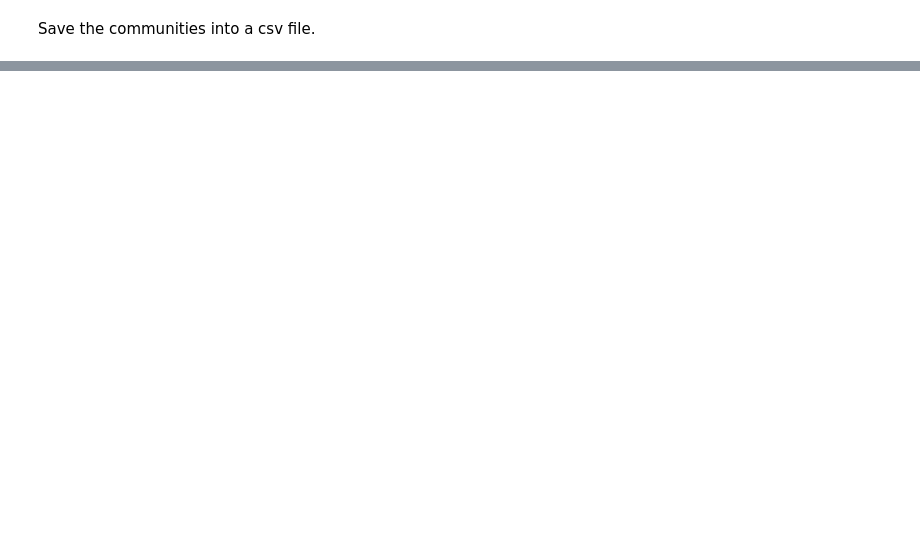
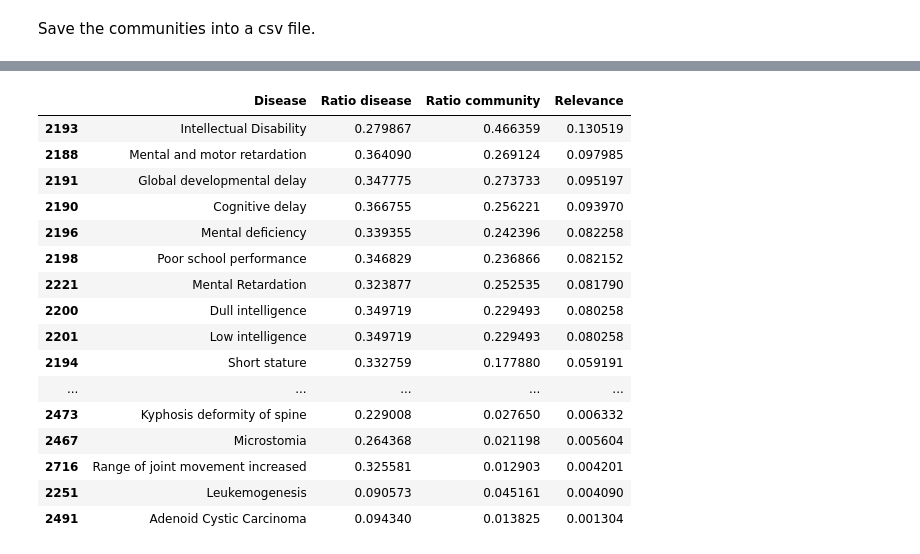
Before and after one commit to nikodallanoce/ComputationalHealthLaboratory, a Jupyter notebook: 2_Community_Analysis.ipynb, the cells around one changed output, grey strips where cells are left out. Cells and saved outputs as stored; diff of their text form; code cells hidden in the pictures; blank space fills up the shorter version.

```diff
--- a/2_Community_Analysis.ipynb
+++ b/2_Community_Analysis.ipynb
@@ -258,3 +257,8 @@ Save the communities into a csv file.
 # %%
 df_communities = pd.DataFrame(communities)
 df_communities.to_csv("datasets/communities.csv")
+# %%
+son_index_diseases = protein_graph.nodes()['SON']['diseases']
+son_diseases = df_diseases.loc[son_index_diseases, 'Term']
+
+disease_rank[~disease_rank['Disease'].isin(son_diseases)].sort_values(by='Relevance', ascending=False)
@@ -260,0 +279,20 @@ df_communities.to_csv("datasets/communities.csv")
+# %%
+disease_rank[disease_rank['Disease'].isin(son_diseases)]
+# %% [output]
+|  | Disease | Ratio disease | Ratio community | Relevance |
+| 2193 | Intellectual Disability | 0.279867 | 0.466359 | 0.130519 |
+| 2188 | Mental and motor retardation | 0.364090 | 0.269124 | 0.097985 |
+| 2191 | Global developmental delay | 0.347775 | 0.273733 | 0.095197 |
+| 2190 | Cognitive delay | 0.366755 | 0.256221 | 0.093970 |
+| 2196 | Mental deficiency | 0.339355 | 0.242396 | 0.082258 |
+| 2198 | Poor school performance | 0.346829 | 0.236866 | 0.082152 |
+| 2221 | Mental Retardation | 0.323877 | 0.252535 | 0.081790 |
+| 2200 | Dull intelligence | 0.349719 | 0.229493 | 0.080258 |
+| 2201 | Low intelligence | 0.349719 | 0.229493 | 0.080258 |
+| 2194 | Short stature | 0.332759 | 0.177880 | 0.059191 |
+| ... | ... | ... | ... | ... |
+| 2473 | Kyphosis deformity of spine | 0.229008 | 0.027650 | 0.006332 |
+| 2467 | Microstomia | 0.264368 | 0.021198 | 0.005604 |
+| 2716 | Range of joint movement increased | 0.325581 | 0.012903 | 0.004201 |
+| 2251 | Leukemogenesis | 0.090573 | 0.045161 | 0.004090 |
+| 2491 | Adenoid Cystic Carcinoma | 0.094340 | 0.013825 | 0.001304 |
```
Also changed, not shown: parts of 8 cells of this notebook, 3 other files.
